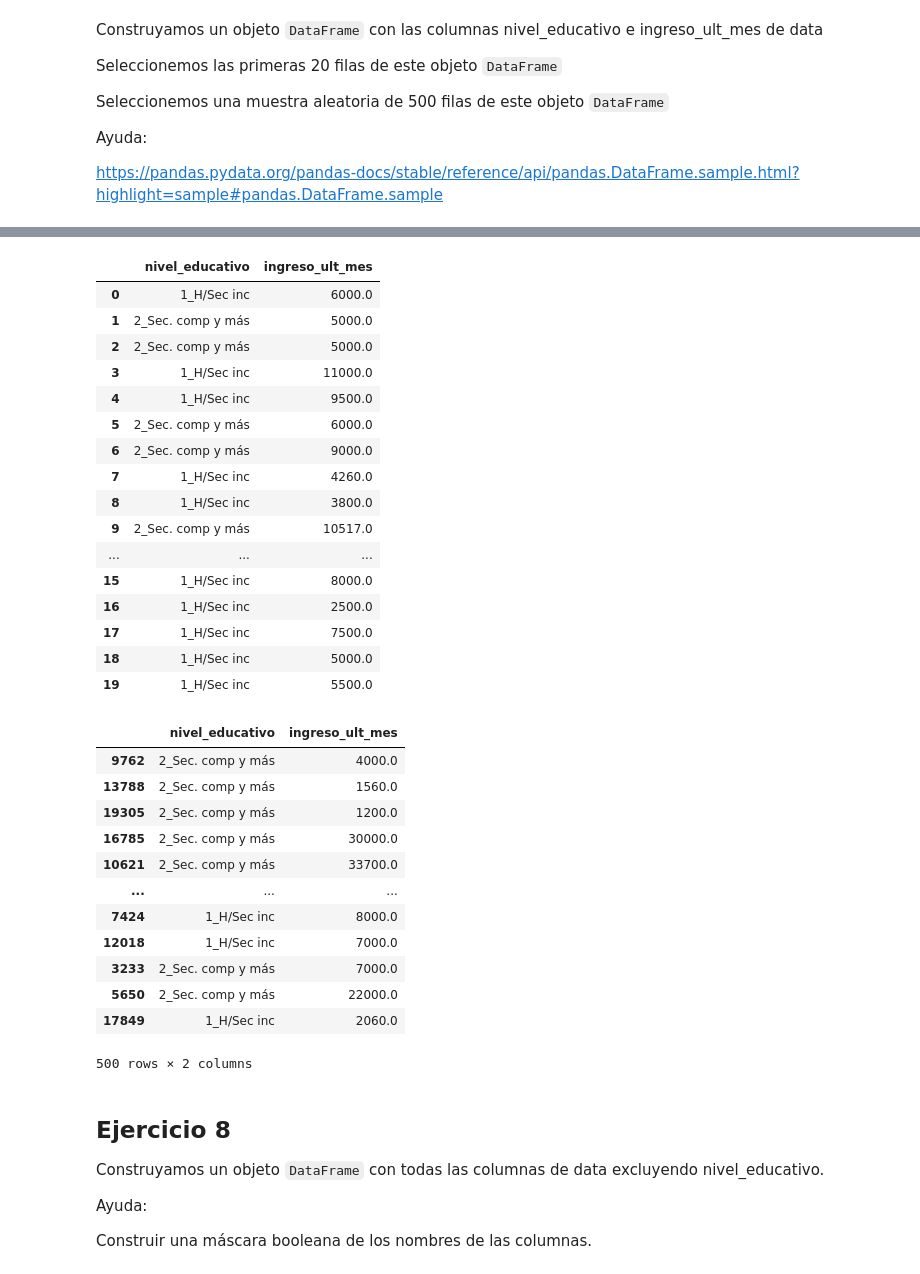
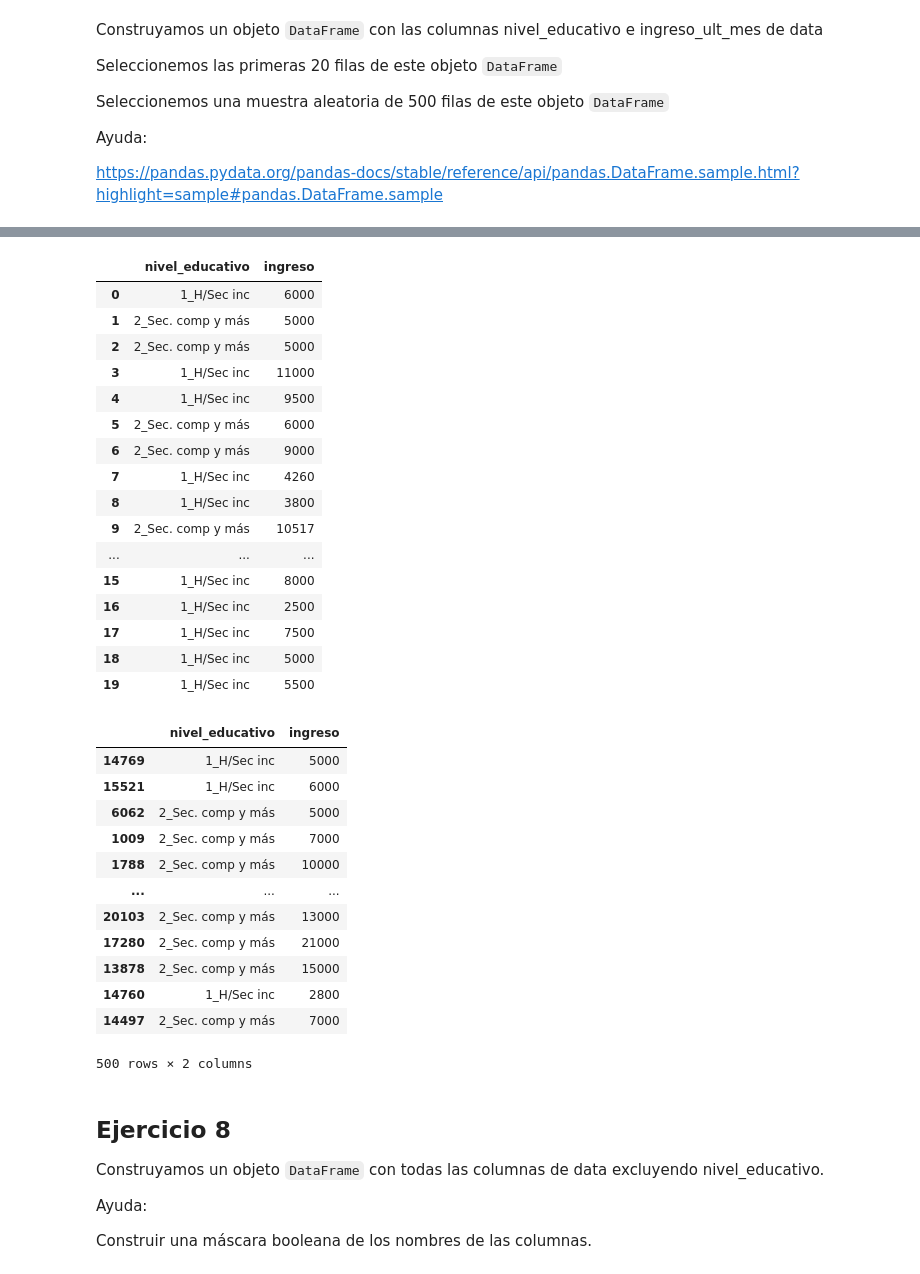
Before and after one commit to adilelle1/notebooks_dh, a Jupyter notebook: clase_05/dsad_2021/M1/CLASE_05_Pandas1/Notebooks/6_desafio.ipynb, the cells around one changed output, grey strips where cells are left out. Drawn from its saved outputs; the diff is of its cells as text; code cells hidden in the pictures.

```diff
--- a/clase_05/dsad_2021/M1/CLASE_05_Pandas1/Notebooks/6_desafio.ipynb
+++ b/clase_05/dsad_2021/M1/CLASE_05_Pandas1/Notebooks/6_desafio.ipynb
@@ -136,5 +136,4 @@ Renombremos ahora los columnas para que queden con estos valores:
 
 ['edad', 'nivel_educativo', 'hs_trabajados', 'calif_ocupacional', 'ingreso_ult_mes']
 # %%
-data2 = df.rename(columns={'ch06':'edad','htot':'hs_trabajados','p47t':'ingreso_ult_mes','calif':'calif_ocupacional','nivel_ed':'nivel_educativo'})
-data2.columns
+data2 = df.rename(columns={'ch06':'edad','htot':'horas_trabajadas','p47t':'ingreso','calif':'calificacion','nivel_ed':'nivel_educativo'})
@@ -222,0 +178,4 @@ data_nuevo
+# %%
+data3 = pd.DataFrame([data2.nivel_educativo,data2.ingreso])
+data3 = data3.T
+data3
@@ -223,38 +196,38 @@ data_nuevo
 # %%
-data_nuevo.head(20)
+data3.head(20)
 # %% [output]
-|  | nivel_educativo | ingreso_ult_mes |
-| 0 | 1_H/Sec inc | 6000.0 |
-| 1 | 2_Sec. comp y más | 5000.0 |
-| 2 | 2_Sec. comp y más | 5000.0 |
-| 3 | 1_H/Sec inc | 11000.0 |
-| 4 | 1_H/Sec inc | 9500.0 |
-| 5 | 2_Sec. comp y más | 6000.0 |
-| 6 | 2_Sec. comp y más | 9000.0 |
-| 7 | 1_H/Sec inc | 4260.0 |
-| 8 | 1_H/Sec inc | 3800.0 |
-| 9 | 2_Sec. comp y más | 10517.0 |
+|  | nivel_educativo | ingreso |
+| 0 | 1_H/Sec inc | 6000 |
+| 1 | 2_Sec. comp y más | 5000 |
+| 2 | 2_Sec. comp y más | 5000 |
+| 3 | 1_H/Sec inc | 11000 |
+| 4 | 1_H/Sec inc | 9500 |
+| 5 | 2_Sec. comp y más | 6000 |
+| 6 | 2_Sec. comp y más | 9000 |
+| 7 | 1_H/Sec inc | 4260 |
+| 8 | 1_H/Sec inc | 3800 |
+| 9 | 2_Sec. comp y más | 10517 |
 | ... | ... | ... |
-| 15 | 1_H/Sec inc | 8000.0 |
-| 16 | 1_H/Sec inc | 2500.0 |
-| 17 | 1_H/Sec inc | 7500.0 |
-| 18 | 1_H/Sec inc | 5000.0 |
-| 19 | 1_H/Sec inc | 5500.0 |
+| 15 | 1_H/Sec inc | 8000 |
+| 16 | 1_H/Sec inc | 2500 |
+| 17 | 1_H/Sec inc | 7500 |
+| 18 | 1_H/Sec inc | 5000 |
+| 19 | 1_H/Sec inc | 5500 |
 # %%
-data_nuevo.sample(500)
+data3.sample(500)
 # %% [output]
-|  | nivel_educativo | ingreso_ult_mes |
-| 9762 | 2_Sec. comp y más | 4000.0 |
-| 13788 | 2_Sec. comp y más | 1560.0 |
-| 19305 | 2_Sec. comp y más | 1200.0 |
-| 16785 | 2_Sec. comp y más | 30000.0 |
-| 10621 | 2_Sec. comp y más | 33700.0 |
+|  | nivel_educativo | ingreso |
+| 14769 | 1_H/Sec inc | 5000 |
+| 15521 | 1_H/Sec inc | 6000 |
+| 6062 | 2_Sec. comp y más | 5000 |
+| 1009 | 2_Sec. comp y más | 7000 |
+| 1788 | 2_Sec. comp y más | 10000 |
 | ... | ... | ... |
-| 7424 | 1_H/Sec inc | 8000.0 |
-| 12018 | 1_H/Sec inc | 7000.0 |
-| 3233 | 2_Sec. comp y más | 7000.0 |
-| 5650 | 2_Sec. comp y más | 22000.0 |
-| 17849 | 1_H/Sec inc | 2060.0 |
+| 20103 | 2_Sec. comp y más | 13000 |
+| 17280 | 2_Sec. comp y más | 21000 |
+| 13878 | 2_Sec. comp y más | 15000 |
+| 14760 | 1_H/Sec inc | 2800 |
+| 14497 | 2_Sec. comp y más | 7000 |
 500 rows × 2 columns
 # %% [markdown]
 ## Ejercicio 8
```
Also changed, not shown: parts of 28 cells of this notebook, 3 other files.
